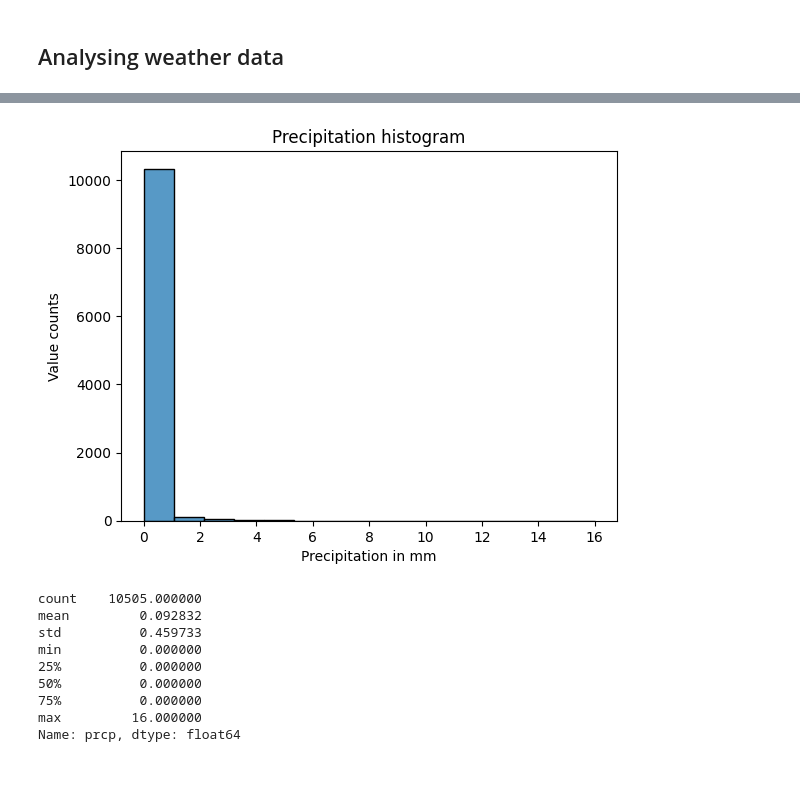
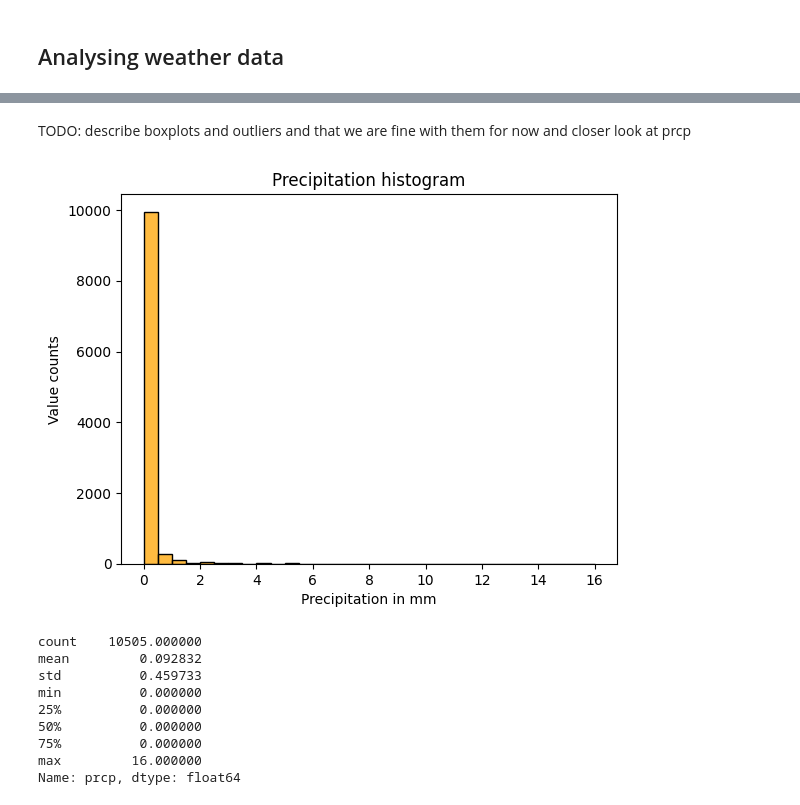
Before and after one commit to stlbnmaria/PythonForDS_Project, a Jupyter notebook: data_analyses/weather_data_analyses.ipynb, the cells around one changed output, grey strips where cells are left out. Saved outputs shown, nothing was run; the diff lists cells and outputs as text; code cells hidden in the pictures; blank space fills up the shorter version.

```diff
--- a/data_analyses/weather_data_analyses.ipynb
+++ b/data_analyses/weather_data_analyses.ipynb
@@ -142,12 +145,13 @@ After this initial step in preparing our data, we can see that we still have som
+# %% [markdown]
+TODO: describe boxplots and outliers and that we are fine with them for now and closer look at prcp
 # %%
-# TODO: make this clearer
-sns.histplot(weather_data['prcp'], )
+sns.histplot(weather_data['prcp'], binwidth=0.5, color='orange')
 plt.xlabel('Precipitation in mm')
 plt.ylabel('Value counts')
 plt.title('Precipitation histogram')
 plt.show()
 # %% [output]
-[figure, old version]
+[figure, new version]
 # %%
 weather_data['prcp'].describe()
 # %% [output]
```
Also changed, not shown: parts of 24 cells of this notebook, 1 other file.
